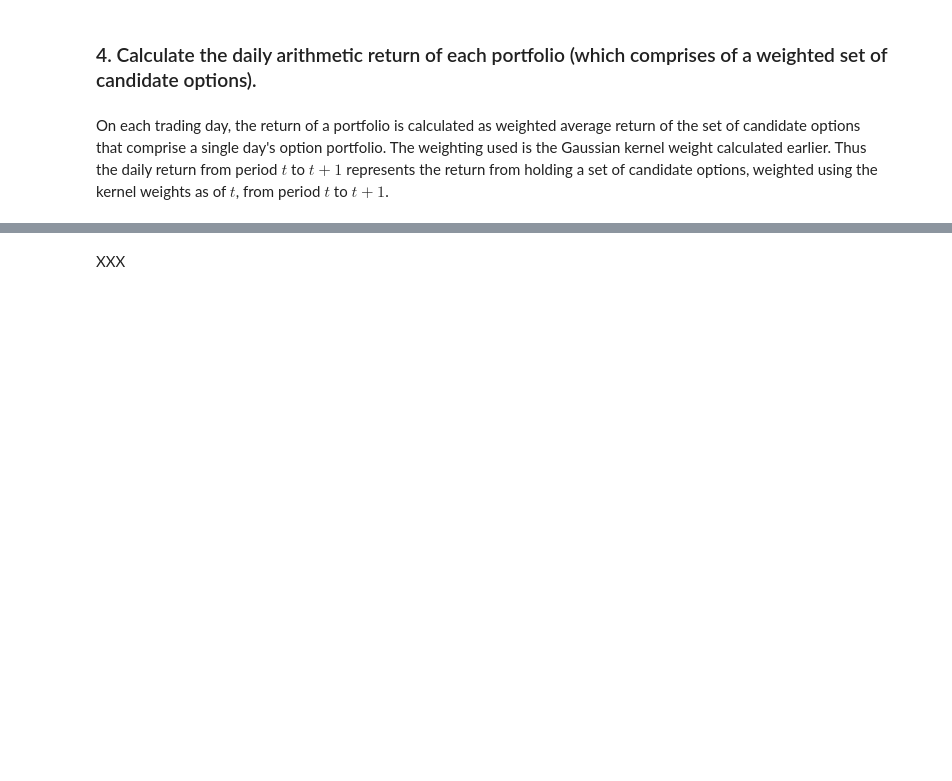
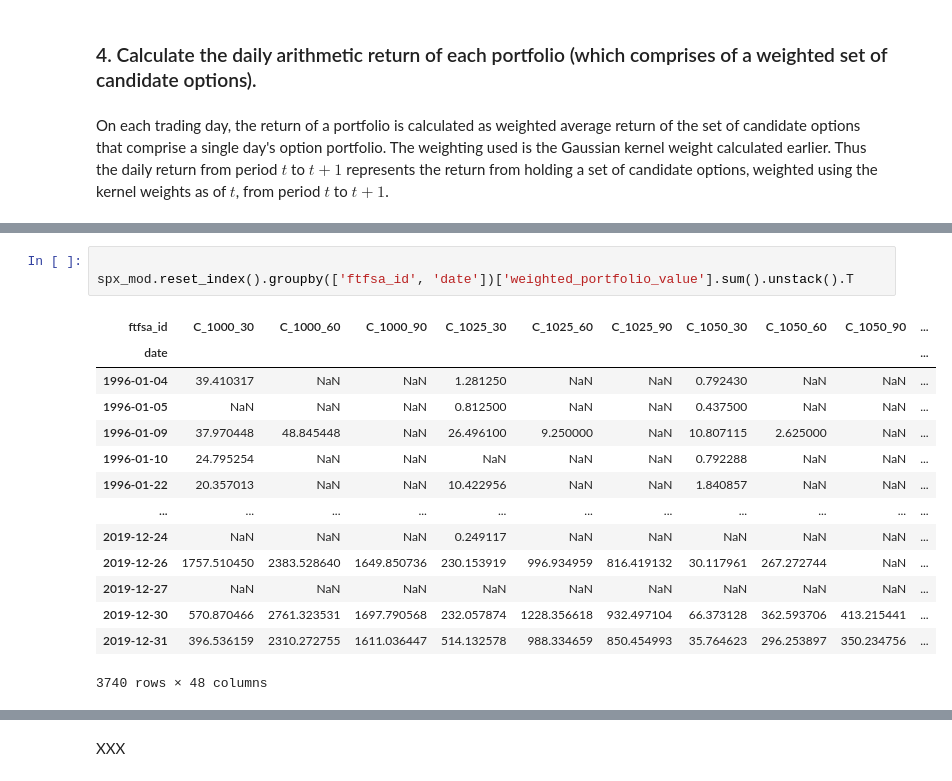
Before and after one commit to jmbejara/constantinides_2013_options, a Jupyter notebook: notebooks/portfolios.ipynb, the cells around one changed output, grey strips where cells are left out. Cells and saved outputs as stored; diff of their text form; blank space fills up the shorter version.

```diff
--- a/notebooks/portfolios.ipynb
+++ b/notebooks/portfolios.ipynb
@@ -370,0 +437,18 @@ On each trading day, the return of a portfolio is calculated as weighted average
+# %%
+
+spx_mod.reset_index().groupby(['ftfsa_id', 'date'])['weighted_portfolio_value'].sum().unstack().T
+# %% [output]
+| ftfsa_id | C_1000_30 | C_1000_60 | C_1000_90 | C_1025_30 | C_1025_60 | C_1025_90 | C_1050_30 | C_1050_60 | C_1050_90 | ... |
+| date |  |  |  |  |  |  |  |  |  | ... |
+| 1996-01-04 | 39.410317 | NaN | NaN | 1.281250 | NaN | NaN | 0.792430 | NaN | NaN | ... |
+| 1996-01-05 | NaN | NaN | NaN | 0.812500 | NaN | NaN | 0.437500 | NaN | NaN | ... |
+| 1996-01-09 | 37.970448 | 48.845448 | NaN | 26.496100 | 9.250000 | NaN | 10.807115 | 2.625000 | NaN | ... |
+| 1996-01-10 | 24.795254 | NaN | NaN | NaN | NaN | NaN | 0.792288 | NaN | NaN | ... |
+| 1996-01-22 | 20.357013 | NaN | NaN | 10.422956 | NaN | NaN | 1.840857 | NaN | NaN | ... |
+| ... | ... | ... | ... | ... | ... | ... | ... | ... | ... | ... |
+| 2019-12-24 | NaN | NaN | NaN | 0.249117 | NaN | NaN | NaN | NaN | NaN | ... |
+| 2019-12-26 | 1757.510450 | 2383.528640 | 1649.850736 | 230.153919 | 996.934959 | 816.419132 | 30.117961 | 267.272744 | NaN | ... |
+| 2019-12-27 | NaN | NaN | NaN | NaN | NaN | NaN | NaN | NaN | NaN | ... |
+| 2019-12-30 | 570.870466 | 2761.323531 | 1697.790568 | 232.057874 | 1228.356618 | 932.497104 | 66.373128 | 362.593706 | 413.215441 | ... |
+| 2019-12-31 | 396.536159 | 2310.272755 | 1611.036447 | 514.132578 | 988.334659 | 850.454993 | 35.764623 | 296.253897 | 350.234756 | ... |
+3740 rows × 48 columns
```
Also changed, not shown: parts of 6 cells of this notebook.
